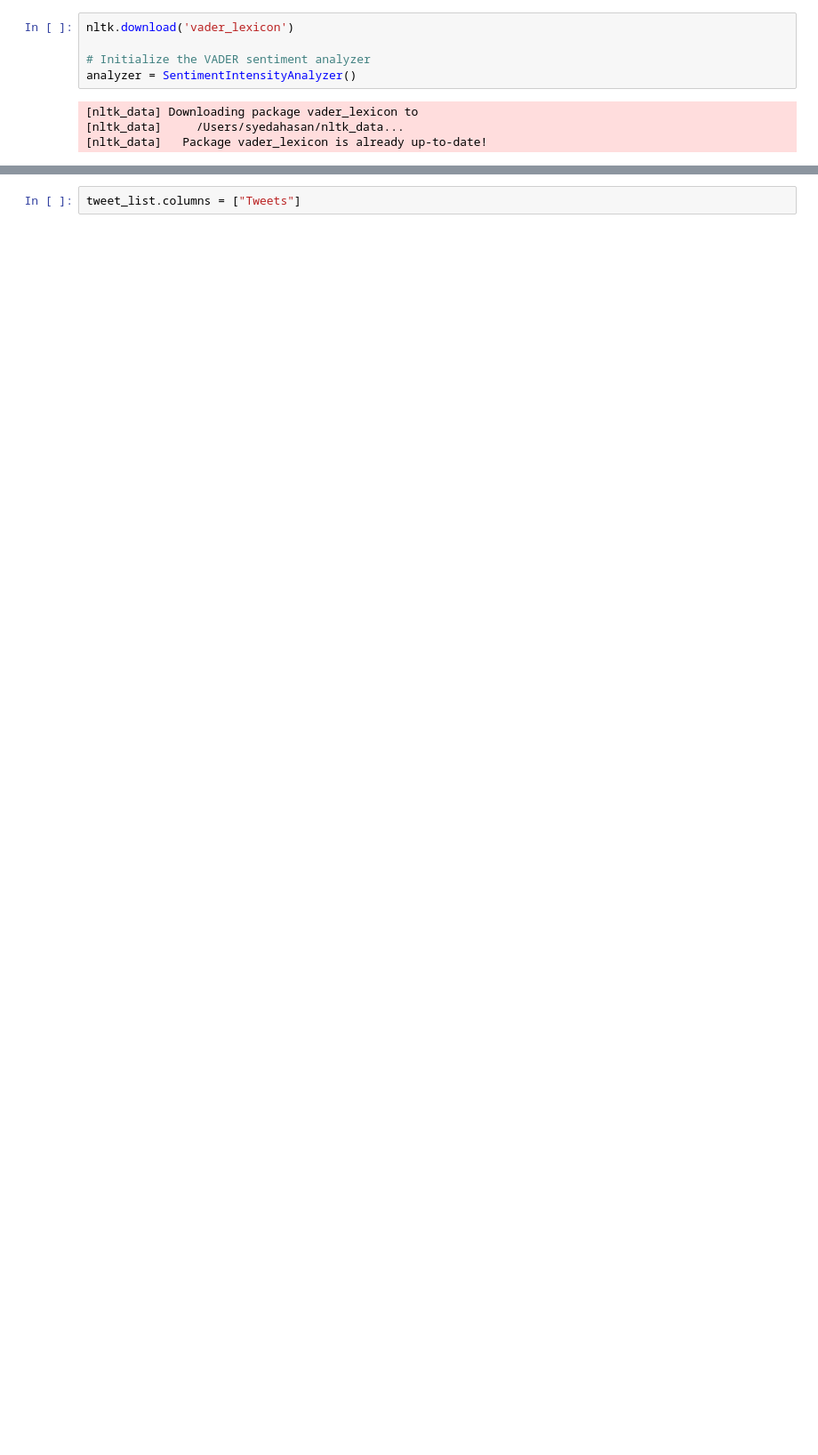
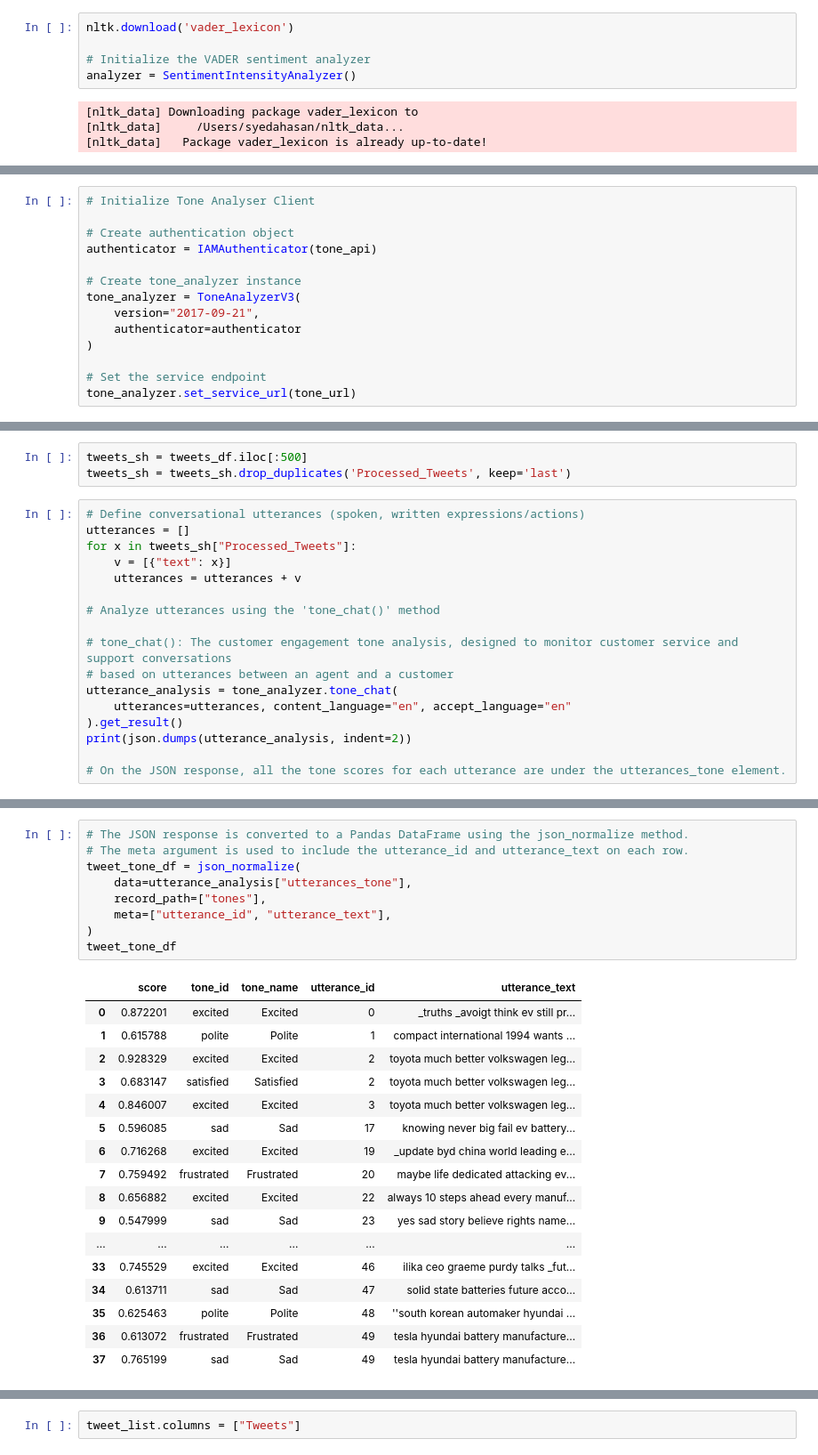
Before and after one commit to Danebob86/EV_Sentiment_Trading, a Jupyter notebook: Twitter_Sentiment_Analysis.ipynb, the cells around one changed output, grey strips where cells are left out. Shown at 89% size. Cells and saved outputs as stored; diff of their text form; blank space fills up the shorter version.

```diff
--- a/Twitter_Sentiment_Analysis.ipynb
+++ b/Twitter_Sentiment_Analysis.ipynb
@@ -379,0 +609,14 @@ AttributeError: 'Series' object has no attribute 'lower'
+# %%
+# Initialize Tone Analyser Client
+
+# Create authentication object
+authenticator = IAMAuthenticator(tone_api)
+
+# Create tone_analyzer instance
+tone_analyzer = ToneAnalyzerV3(
+    version="2017-09-21",
+    authenticator=authenticator
+)
+
+# Set the service endpoint
+tone_analyzer.set_service_url(tone_url)
@@ -379,0 +665,20 @@ AttributeError: 'Series' object has no attribute 'lower'
+# %%
+tweets_sh = tweets_df.iloc[:500]
+tweets_sh = tweets_sh.drop_duplicates('Processed_Tweets', keep='last')
+# %%
+# Define conversational utterances (spoken, written expressions/actions)
+utterances = []
+for x in tweets_sh["Processed_Tweets"]:
+    v = [{"text": x}]
+    utterances = utterances + v
+
+# Analyze utterances using the 'tone_chat()' method
+
+# tone_chat(): The customer engagement tone analysis, designed to monitor customer service and support conversations
+# based on utterances between an agent and a customer
+utterance_analysis = tone_analyzer.tone_chat(
+    utterances=utterances, content_language="en", accept_language="en"
+).get_result()
+print(json.dumps(utterance_analysis, indent=2))
+
+# On the JSON response, all the tone scores for each utterance are under the utterances_tone element.
@@ -379,0 +703,27 @@ AttributeError: 'Series' object has no attribute 'lower'
+# %%
+# The JSON response is converted to a Pandas DataFrame using the json_normalize method.
+# The meta argument is used to include the utterance_id and utterance_text on each row.
+tweet_tone_df = json_normalize(
+    data=utterance_analysis["utterances_tone"],
+    record_path=["tones"],
+    meta=["utterance_id", "utterance_text"],
+)
+tweet_tone_df
+# %% [output]
+|  | score | tone_id | tone_name | utterance_id | utterance_text |
+| 0 | 0.872201 | excited | Excited | 0 | _truths _avoigt think ev still pr... |
+| 1 | 0.615788 | polite | Polite | 1 | compact international 1994 wants ... |
+| 2 | 0.928329 | excited | Excited | 2 | toyota much better volkswagen leg... |
+| 3 | 0.683147 | satisfied | Satisfied | 2 | toyota much better volkswagen leg... |
+| 4 | 0.846007 | excited | Excited | 3 | toyota much better volkswagen leg... |
+| 5 | 0.596085 | sad | Sad | 17 | knowing never big fail ev battery... |
+| 6 | 0.716268 | excited | Excited | 19 | _update byd china world leading e... |
+| 7 | 0.759492 | frustrated | Frustrated | 20 | maybe life dedicated attacking ev... |
+| 8 | 0.656882 | excited | Excited | 22 | always 10 steps ahead every manuf... |
+| 9 | 0.547999 | sad | Sad | 23 | yes sad story believe rights name... |
+| ... | ... | ... | ... | ... | ... |
+| 33 | 0.745529 | excited | Excited | 46 | ilika ceo graeme purdy talks _fut... |
+| 34 | 0.613711 | sad | Sad | 47 | solid state batteries future acco... |
+| 35 | 0.625463 | polite | Polite | 48 | ''south korean automaker hyundai ... |
+| 36 | 0.613072 | frustrated | Frustrated | 49 | tesla hyundai battery manufacture... |
+| 37 | 0.765199 | sad | Sad | 49 | tesla hyundai battery manufacture... |
```
Also changed, not shown: parts of 59 cells of this notebook.
